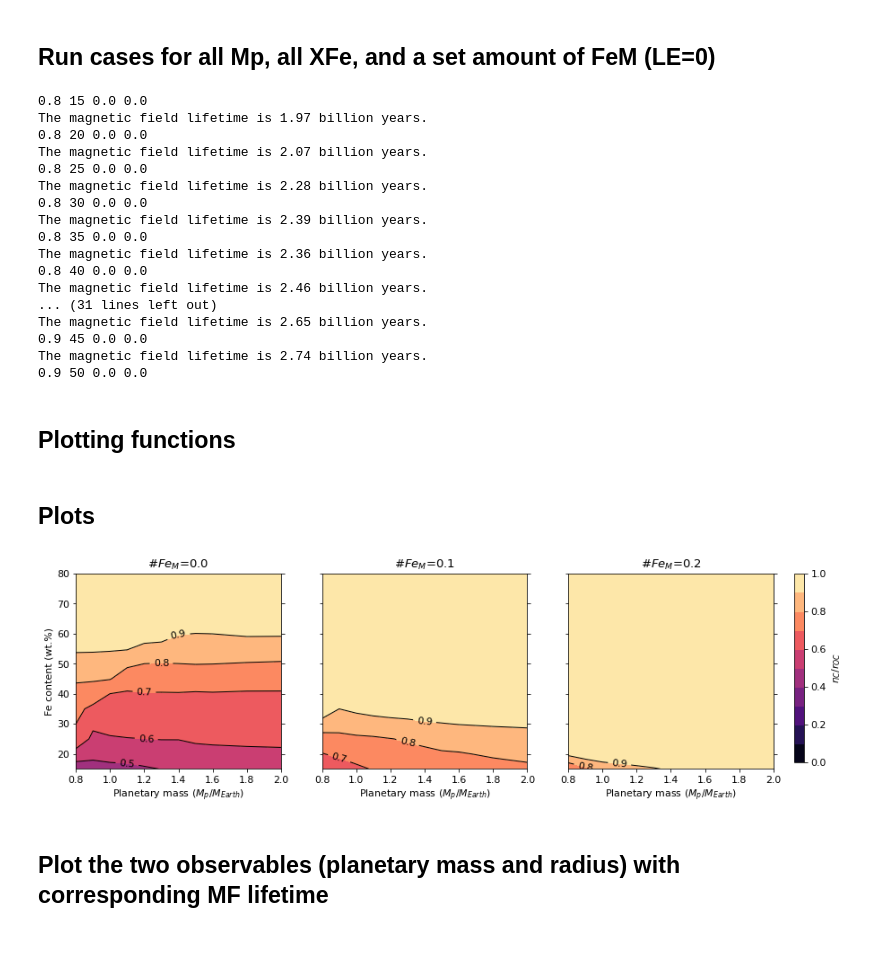
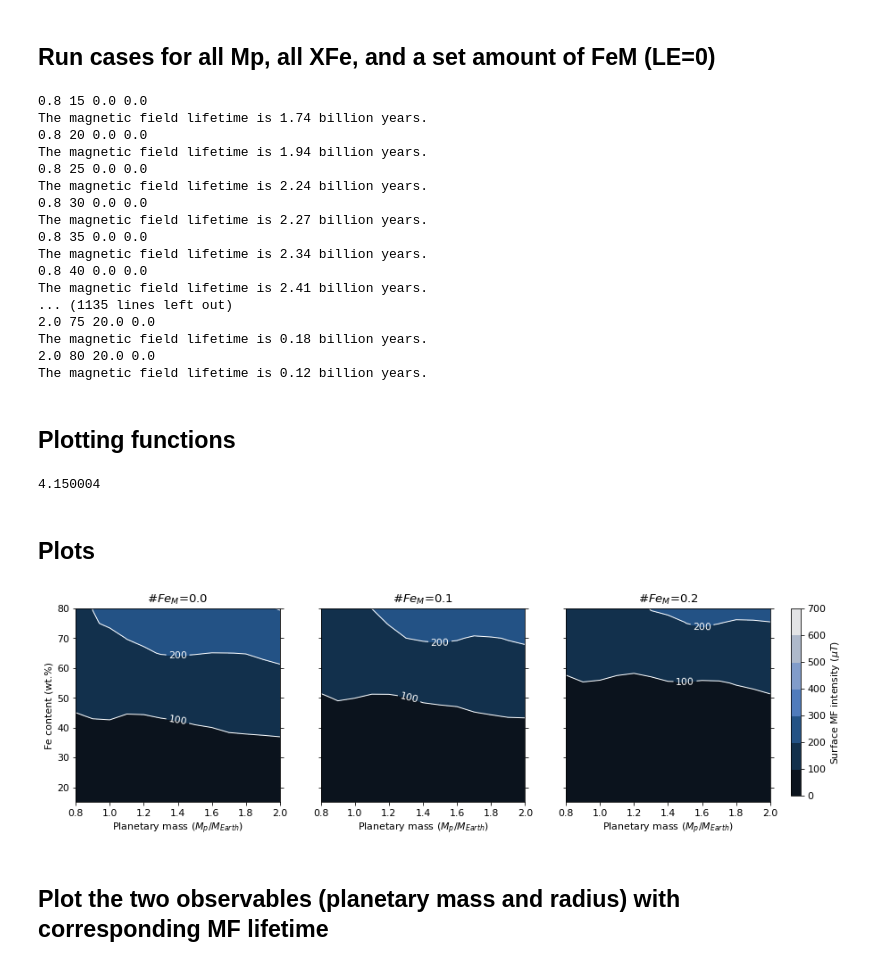
Before and after one commit to irenebonati/exo-cores, a Jupyter notebook: Planets_Evolution.ipynb, the cells around one changed output. Saved outputs shown, nothing was run; the diff lists cells and outputs as text; code cells hidden in the pictures.

```diff
--- a/Planets_Evolution.ipynb
+++ b/Planets_Evolution.ipynb
@@ -49,10 +51,10 @@ bamako_r = reverse_colourmap(bamako)
 # %% [markdown]
 ## Look at one case with a given planetary mass, bulk and mantle iron content, and light element fraction
 # %%
-Mp  = 2.0
-XFe = 80.
-FeM = 20.
-S = 0.0
+Mp  = 1.9
+XFe = 70.
+FeM = 0.
+S = 0.05
 
 Planet = evolution.Rocky_Planet(Mp, XFe, FeM, S)
 # %%
@@ -97,7 +116,7 @@ plt.show()
 # %% [markdown]
 ## Run cases for all Mp, all XFe, and a set amount of FeM (LE=0)
 # %%
-Masses = [0.8, 0.9, 1.0, 1.1, 1.2, 1.3, 1.4, 1.5, 1.6,1.8, 2.]
+Masses = [0.8, 0.9, 1.0, 1.1, 1.2, 1.3, 1.4, 1.5, 1.6,1.7,1.8,1.9, 2.]
 Fe = [15,20,25,30,35,40,45,50,55,60,65,70,75,80]
 Fe_mantle = [0.00,10.,20.]
 S = 0.0
@@ -133,31 +152,35 @@ for m,iron_mantle in enumerate(Fe_mantle):
             MF_surface[j,i+m*len(Masses)] = np.max(evo.Bs*1e6)
 # %% [output]
 0.8 15 0.0 0.0
-The magnetic field lifetime is 1.97 billion years.
+The magnetic field lifetime is 1.74 billion years.
 0.8 20 0.0 0.0
-The magnetic field lifetime is 2.07 billion years.
+The magnetic field lifetime is 1.94 billion years.
 0.8 25 0.0 0.0
-The magnetic field lifetime is 2.28 billion years.
+The magnetic field lifetime is 2.24 billion years.
 0.8 30 0.0 0.0
-The magnetic field lifetime is 2.39 billion years.
+The magnetic field lifetime is 2.27 billion years.
 0.8 35 0.0 0.0
-The magnetic field lifetime is 2.36 billion years.
+The magnetic field lifetime is 2.34 billion years.
 0.8 40 0.0 0.0
-The magnetic field lifetime is 2.46 billion years.
-... (31 lines left out)
-The magnetic field lifetime is 2.65 billion years.
-0.9 45 0.0 0.0
-The magnetic field lifetime is 2.74 billion years.
-0.9 50 0.0 0.0
+The magnetic field lifetime is 2.41 billion years.
+... (1135 lines left out)
+2.0 75 20.0 0.0
+The magnetic field lifetime is 0.18 billion years.
+2.0 80 20.0 0.0
+The magnetic field lifetime is 0.12 billion years.
 # %% [markdown]
 ## Plotting functions
+# %%
+print (np.max(MF_lifetime))
+# %% [output]
+4.150004
 # %%
 levels_rIC = np.linspace(0, 5500, 12)
 levels_ICMF = np.linspace(0, 1, 11)
 levels_MF = np.linspace(0, 5, 11)
 levels_rIC08 = np.linspace(0,5,6)
 levels_MFstr = np.linspace(0,9,10)
-levels_MFsurf = np.linspace(0,500,11)
+levels_MFsurf = np.linspace(0,700,8)
 size = 13
 
 font = {'family' : 'normal',
@@ -172,8 +195,8 @@ def plot_contourf(X,Y,arr,Masses,Fe,Fe_mantle,levels,plots_folder,colormap=plt.c
 
     for i in range(len(Fe_mantle)):
         sc = ax[i].contourf(X,Y,arr[:,i*len(Masses):len(Masses)*(i+1)],levels, cmap = colormap)
-        sc2 = ax[i].contour(X,Y,arr[:,i*len(Masses):len(Masses)*(i+1)],levels,colors=('black',),linestyles=('-',),linewidths=(1,))
-        ax[i].clabel(sc2, fmt = '%2.1f', colors = 'black', fontsize=11)
+        sc2 = ax[i].contour(X,Y,arr[:,i*len(Masses):len(Masses)*(i+1)],levels,colors=('white',),linestyles=('-',),linewidths=(1,))
+        ax[i].clabel(sc2, fmt = '%2d', colors = 'white', fontsize=11)
         #for a in range(len(Masses)):
             #for b in range(len(Fe)):
                 #ax[i].scatter(Masses[a],Fe[b],s=size,color='white',edgecolors='k')
@@ -275,21 +298,20 @@ def plot_evolution(nplot,Masses,Fe,arr,yl,figsize=[10,4],leg=(0.98, 0.98),yltop=
 # %% [markdown]
 ## Plots
 # %%
-#plot_contourf(M,F,r_IC_beginning,Masses,Fe,Fe_mantle,levels_rIC,plots_folder,colormap=plt.cm.magma,clabel="ICB radius (km)",figname="r_IC0_FeM.pdf")
 #plot_contourf(M,F,r_IC_beginning/r_OC,Masses,Fe,Fe_mantle,levels_ICMF,plots_folder,colormap=plt.cm.magma,clabel="$r_{IC_{0}}$/$r_{OC}$",figname="ICMF0_FeM.pdf")
 
-plot_contourf(M,F,r_IC_end/r_OC,Masses,Fe,Fe_mantle,levels_ICMF,plots_folder,colormap=plt.cm.magma,clabel="$r_{IC}$/$r_{OC}$",figname="ICMF_FeM.pdf")
+#plot_contourf(M,F,r_IC_end/r_OC,Masses,Fe,Fe_mantle,levels_ICMF,plots_folder,colormap=plt.cm.magma,clabel="$r_{IC}$/$r_{OC}$",figname="ICMF_FeM.pdf")
 
 # MF lifetime
 #plot_contourf(M,F,MF_lifetime,Masses,Fe,Fe_mantle,levels_MF,plots_folder,colormap=oslo,clabel="Magnetic field lifetime (Gyr)",figname="MF_lifetime_FeM.pdf")
 
 # Dipole moment
 #plot_contourf(M,F,MF_strength,Masses,Fe,Fe_mantle,levels_MFstr,plots_folder,colormap=oslo,clabel="Magnetic moment ($M_{m_{Earth}}$)",figname="MM.pdf")
 
 # Surface strength
-#plot_contourf(M,F,MF_surface,Masses,Fe,Fe_mantle,levels_MFsurf,plots_folder,colormap=oslo,clabel="Surface MF intensity ($\mu T$)",figname="M_surf.pdf")
+plot_contourf(M,F,MF_surface,Masses,Fe,Fe_mantle,levels_MFsurf,plots_folder,colormap=oslo,clabel="Surface MF intensity ($\mu T$)",figname="M_surf.pdf")
 # %% [output]
-[figure, old version]
+[figure, new version]
 # %% [markdown]
 ## Plot the two observables (planetary mass and radius) with corresponding MF lifetime
 # %%
```
Also changed, not shown: parts of 17 cells of this notebook, 4 other files.
